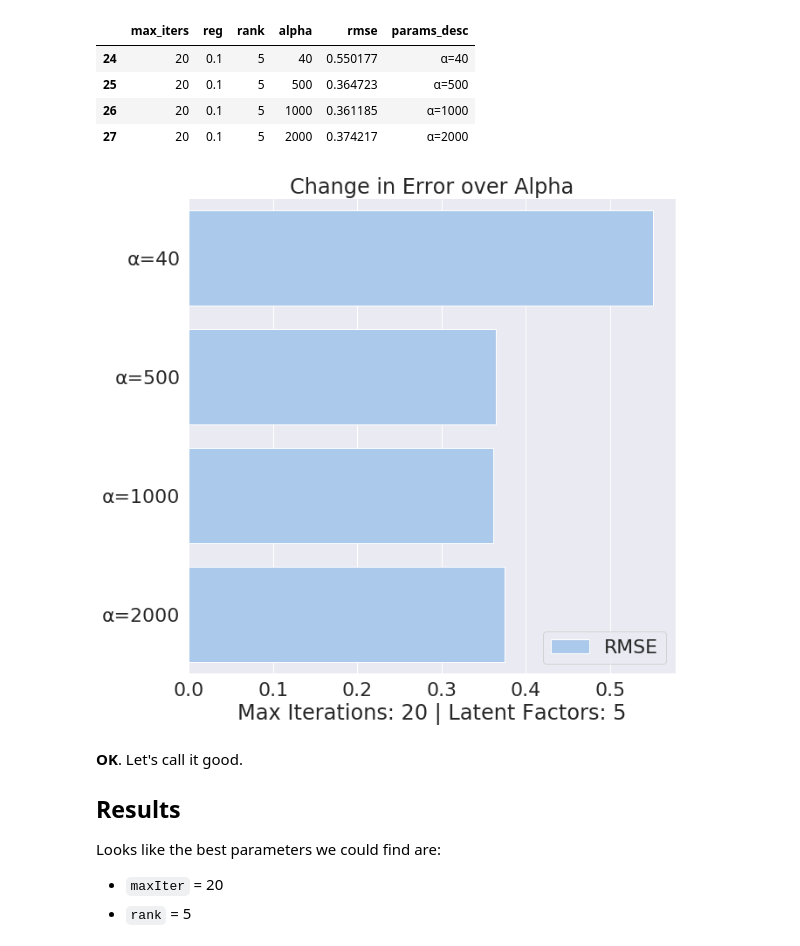
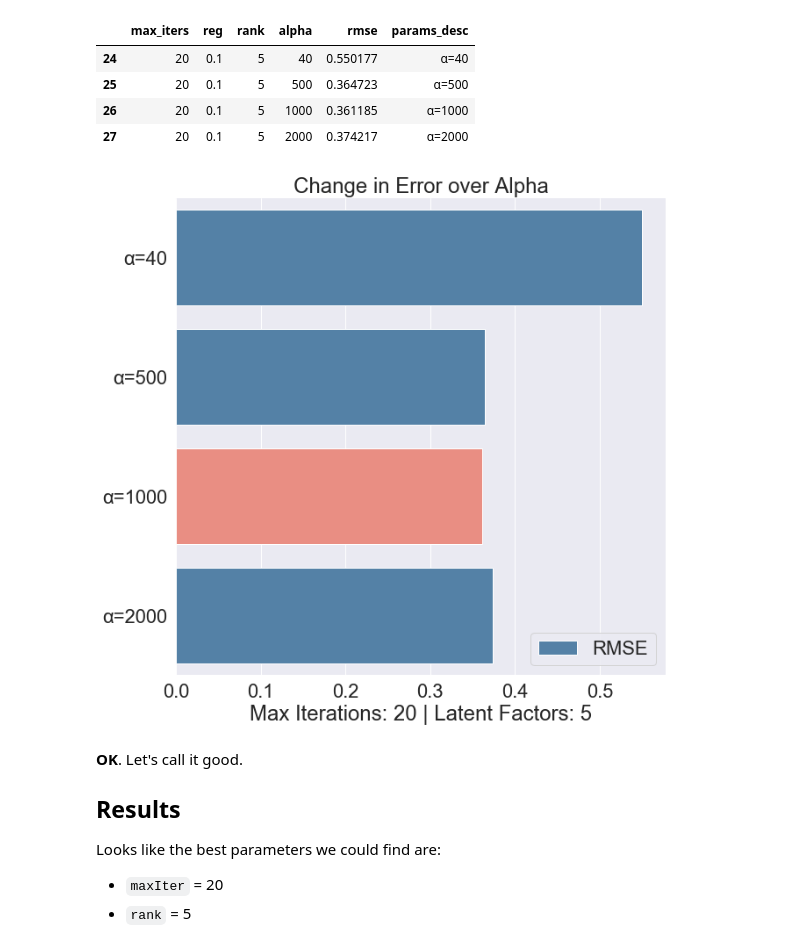
Before and after one commit to werlindo/comics_rx, a Jupyter notebook: comrx/dev/comics_rx-03c_model_als_reduced_data_gs_cv.ipynb, the cells around one changed output. Drawn from its saved outputs; the diff is of its cells as text; code cells hidden in the pictures.

```diff
--- a/comrx/dev/comics_rx-03c_model_als_reduced_data_gs_cv.ipynb
+++ b/comrx/dev/comics_rx-03c_model_als_reduced_data_gs_cv.ipynb
@@ -180,3 +205,6 @@ with open('support_data/params_errs_rd1_24seed.pkl', 'wb') as f:
+# %%
+pickle_in = open('support_data/params_errs_rd1_24seed.pkl', 'rb')
+params_errs = pickle.load(pickle_in)
 # %% [markdown]
 Hmmm. Let's put `params_errs` into a dataframe and find the model with the lowest error!
 # %%
@@ -277,25 +302,31 @@ import matplotlib.pyplot as plt
 # %%
 sns.set(style="whitegrid")
 sns.set(font_scale=2)
 
 fig, ax = plt.subplots(figsize=(10, 10))
 
 # Plot RMSE
 sns.set_color_codes("pastel")
+
+values = alpha_graph_df['params_desc'].tolist()
+
+clrs = ['salmon' if (y == '\u03B1=1000') else 'steelblue' for y in values ]
+
 s = sns.barplot(x="rmse", y="params_desc", data=alpha_graph_df,
-            label="RMSE", color="b")
+                label="RMSE",
+                palette=clrs)
 
 # Add a legend and informative axis label
 ax.legend(ncol=2, loc="lower right", frameon=True)
 ax.set(ylabel="",
        xlabel="Max Iterations: 20 | Latent Factors: 5")
 ax.set_title("Change in Error over Alpha")
+
 sns.despine(left=True, bottom=True)
-
 fig = s.get_figure()
 fig.savefig('support_data/alphas.png')
 # %% [output]
-[figure, old version]
+[figure, new version]
 # %% [markdown]
 **OK**. Let's call it good.
 
```
Also changed, not shown: parts of 10 cells of this notebook, 5 other files.
